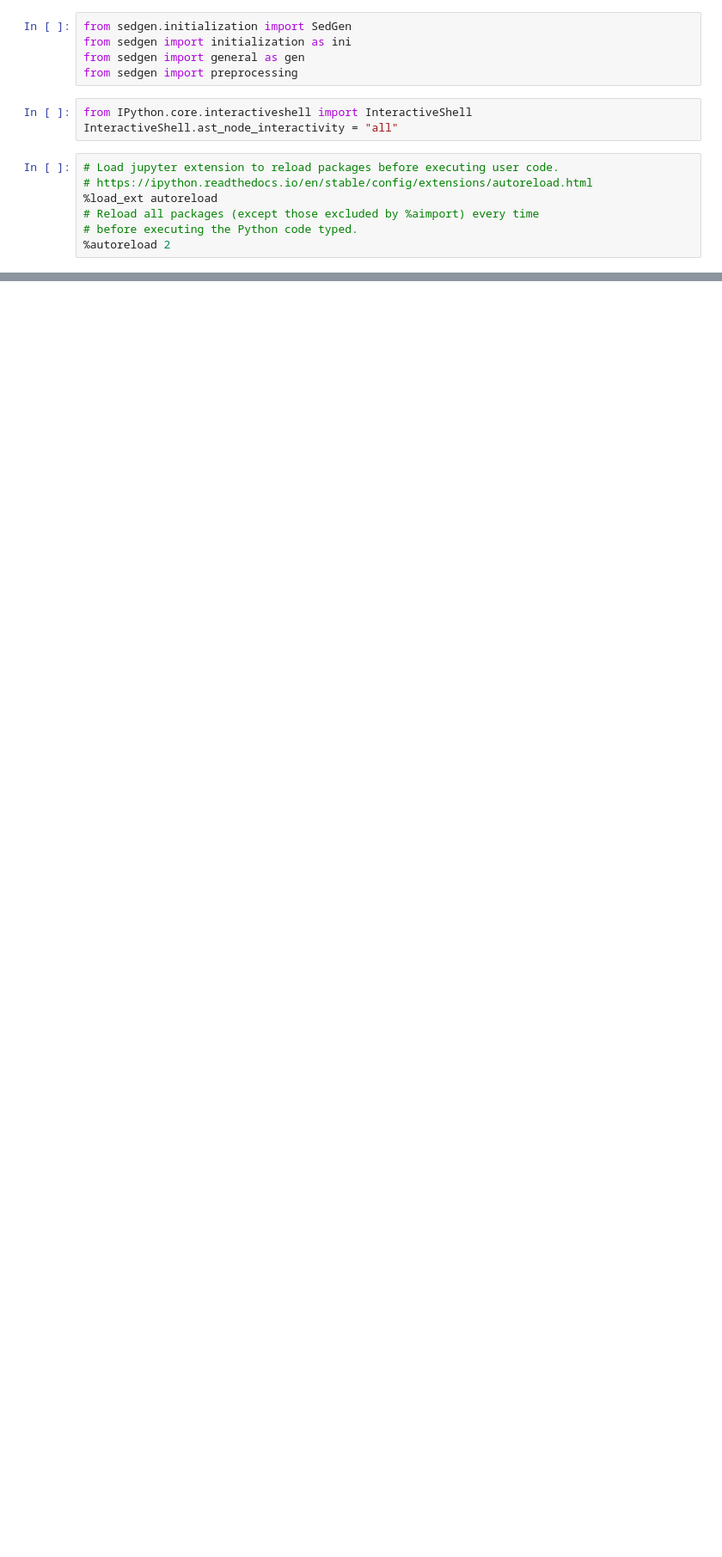
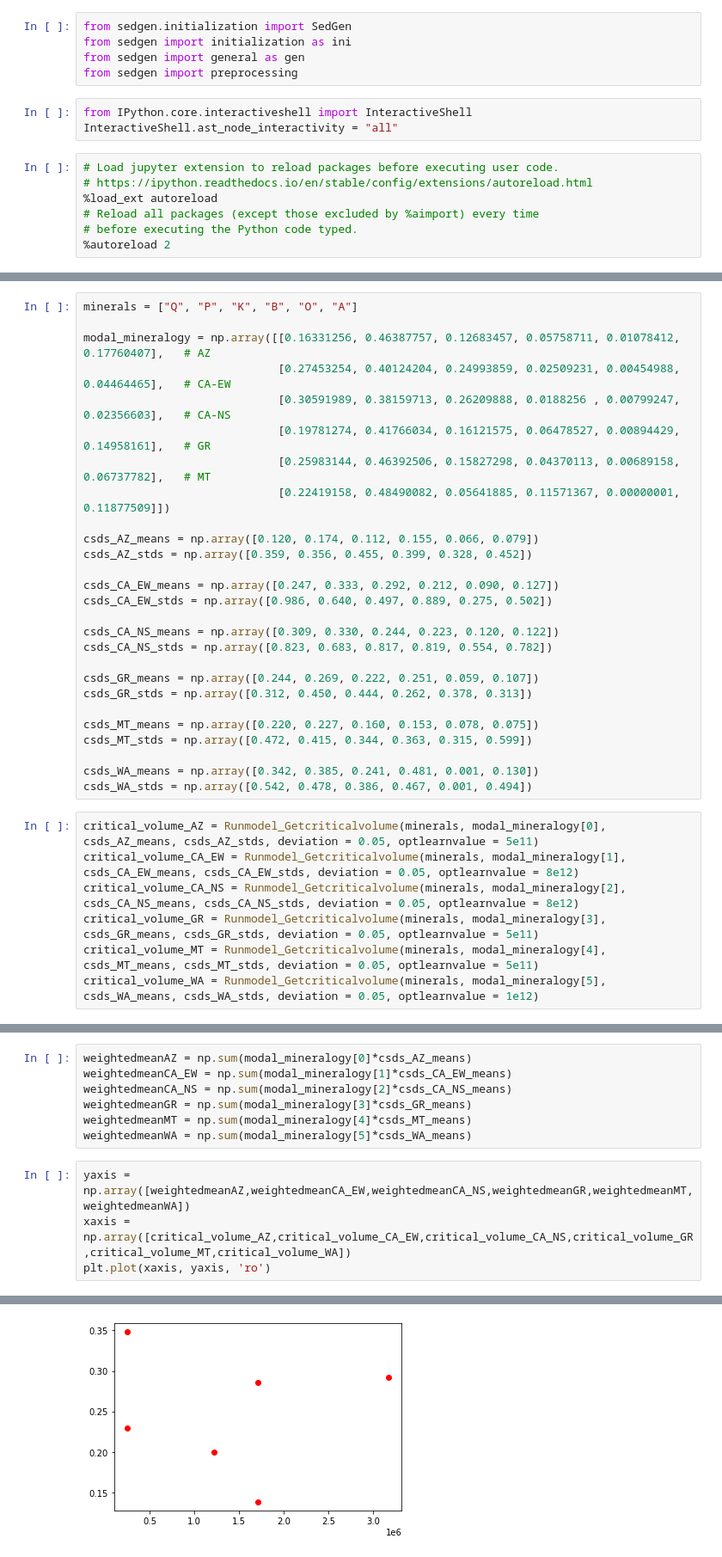
Before and after one commit to QuintenW98/SedgenmasterthesisQ, a Jupyter notebook: notebooks/critical_volume.ipynb, the cells around one changed output, grey strips where cells are left out. Shown at 86% size. Saved outputs shown, nothing was run; the diff lists cells and outputs as text; blank space fills up the shorter version.

Commit message:
plotting of correlations

```diff
--- a/notebooks/critical_volume.ipynb
+++ b/notebooks/critical_volume.ipynb
@@ -78,0 +55,34 @@ Initializing model evolution arrays...
+# %%
+minerals = ["Q", "P", "K", "B", "O", "A"]
+
+modal_mineralogy = np.array([[0.16331256, 0.46387757, 0.12683457, 0.05758711, 0.01078412, 0.17760407],   # AZ
+                             [0.27453254, 0.40124204, 0.24993859, 0.02509231, 0.00454988, 0.04464465],   # CA-EW
+                             [0.30591989, 0.38159713, 0.26209888, 0.0188256 , 0.00799247, 0.02356603],   # CA-NS
+                             [0.19781274, 0.41766034, 0.16121575, 0.06478527, 0.00894429, 0.14958161],   # GR
+                             [0.25983144, 0.46392506, 0.15827298, 0.04370113, 0.00689158, 0.06737782],   # MT
+                             [0.22419158, 0.48490082, 0.05641885, 0.11571367, 0.00000001, 0.11877509]])
+
+csds_AZ_means = np.array([0.120, 0.174, 0.112, 0.155, 0.066, 0.079])
+csds_AZ_stds = np.array([0.359, 0.356, 0.455, 0.399, 0.328, 0.452])
+
+csds_CA_EW_means = np.array([0.247, 0.333, 0.292, 0.212, 0.090, 0.127])
+csds_CA_EW_stds = np.array([0.986, 0.640, 0.497, 0.889, 0.275, 0.502])
+
+csds_CA_NS_means = np.array([0.309, 0.330, 0.244, 0.223, 0.120, 0.122])
+csds_CA_NS_stds = np.array([0.823, 0.683, 0.817, 0.819, 0.554, 0.782])
+
+csds_GR_means = np.array([0.244, 0.269, 0.222, 0.251, 0.059, 0.107])
+csds_GR_stds = np.array([0.312, 0.450, 0.444, 0.262, 0.378, 0.313])
+
+csds_MT_means = np.array([0.220, 0.227, 0.160, 0.153, 0.078, 0.075])
+csds_MT_stds = np.array([0.472, 0.415, 0.344, 0.363, 0.315, 0.599])
+
+csds_WA_means = np.array([0.342, 0.385, 0.241, 0.481, 0.001, 0.130])
+csds_WA_stds = np.array([0.542, 0.478, 0.386, 0.467, 0.001, 0.494])
+# %%
+critical_volume_AZ = Runmodel_Getcriticalvolume(minerals, modal_mineralogy[0], csds_AZ_means, csds_AZ_stds, deviation = 0.05, optlearnvalue = 5e11)
+critical_volume_CA_EW = Runmodel_Getcriticalvolume(minerals, modal_mineralogy[1], csds_CA_EW_means, csds_CA_EW_stds, deviation = 0.05, optlearnvalue = 8e12)
+critical_volume_CA_NS = Runmodel_Getcriticalvolume(minerals, modal_mineralogy[2], csds_CA_NS_means, csds_CA_NS_stds, deviation = 0.05, optlearnvalue = 8e12)
+critical_volume_GR = Runmodel_Getcriticalvolume(minerals, modal_mineralogy[3], csds_GR_means, csds_GR_stds, deviation = 0.05, optlearnvalue = 5e11)
+critical_volume_MT = Runmodel_Getcriticalvolume(minerals, modal_mineralogy[4], csds_MT_means, csds_MT_stds, deviation = 0.05, optlearnvalue = 5e11)
+critical_volume_WA = Runmodel_Getcriticalvolume(minerals, modal_mineralogy[5], csds_WA_means, csds_WA_stds, deviation = 0.05, optlearnvalue = 1e12)
@@ -78,0 +111,12 @@ Initializing model evolution arrays...
+# %%
+weightedmeanAZ = np.sum(modal_mineralogy[0]*csds_AZ_means)
+weightedmeanCA_EW = np.sum(modal_mineralogy[1]*csds_CA_EW_means)
+weightedmeanCA_NS = np.sum(modal_mineralogy[2]*csds_CA_NS_means)
+weightedmeanGR = np.sum(modal_mineralogy[3]*csds_GR_means)
+weightedmeanMT = np.sum(modal_mineralogy[4]*csds_MT_means)
+weightedmeanWA = np.sum(modal_mineralogy[5]*csds_WA_means)
+# %%
+yaxis = np.array([weightedmeanAZ,weightedmeanCA_EW,weightedmeanCA_NS,weightedmeanGR,weightedmeanMT,weightedmeanWA])
+xaxis = np.array([critical_volume_AZ,critical_volume_CA_EW,critical_volume_CA_NS,critical_volume_GR,critical_volume_MT,critical_volume_WA])
+plt.plot(xaxis, yaxis, 'ro')
+# %% [output]
@@ -78,0 +124 @@ Initializing model evolution arrays...
+[figure, added]
```
Also changed, not shown: parts of 6 cells of this notebook, 1 other file.
